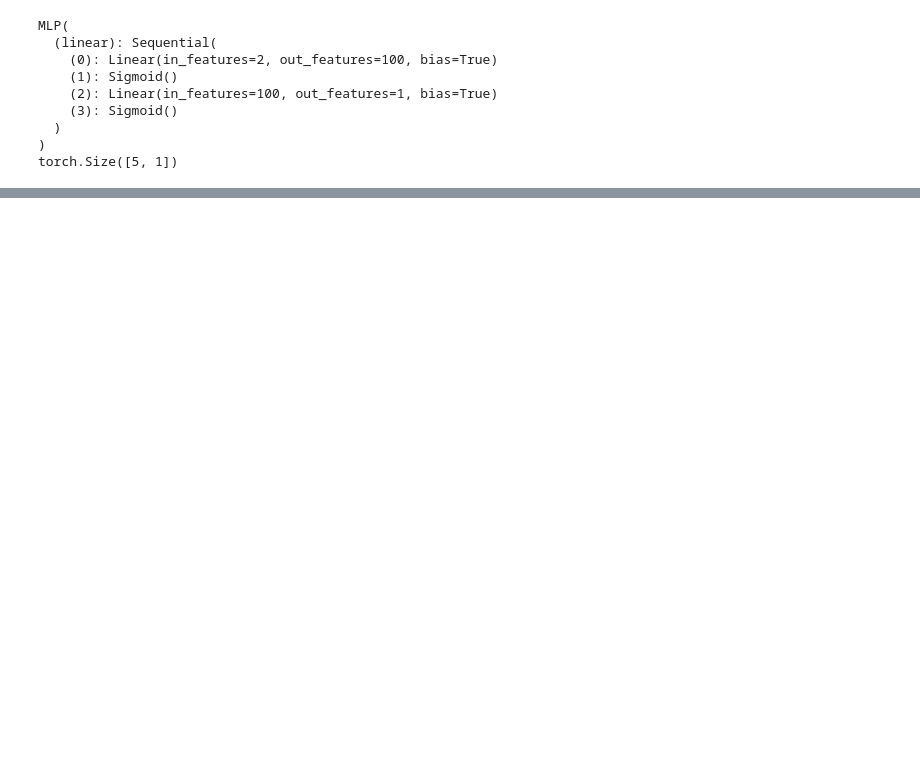
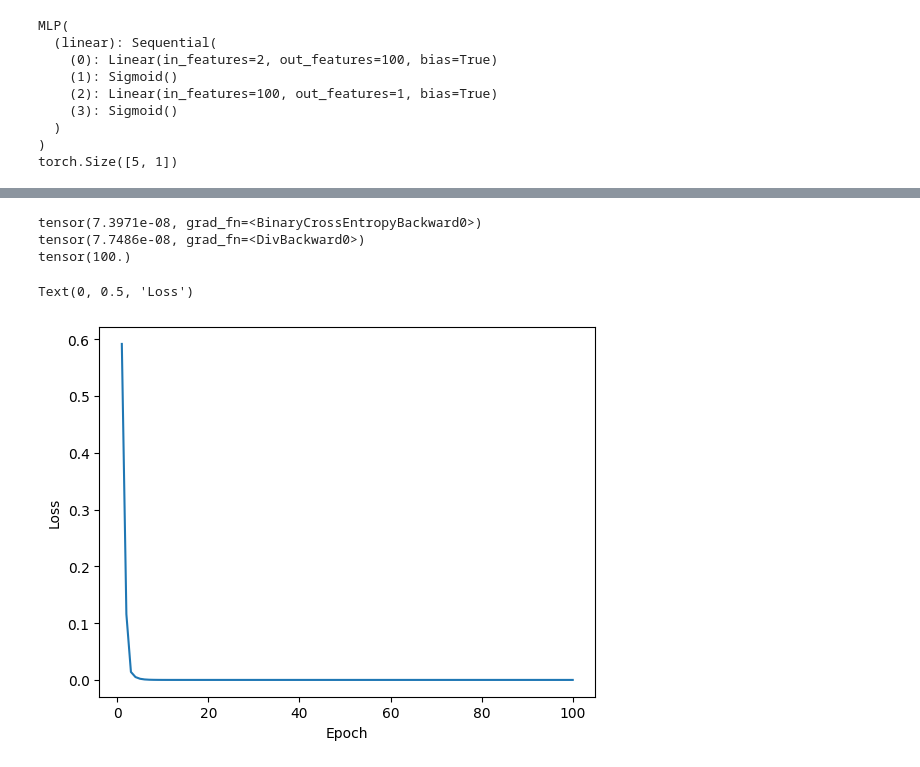
Before and after one commit to jyj1206/Install_Pytorch, a Jupyter notebook: 4강/이진 분류 코드.ipynb, the cells around one changed output, grey strips where cells are left out. Saved outputs shown, nothing was run; the diff lists cells and outputs as text; code cells hidden in the pictures; blank space fills up the shorter version.

```diff
--- a/4강/이진 분류 코드.ipynb
+++ b/4강/이진 분류 코드.ipynb
@@ -112,3 +117,18 @@ Epoch: 99, train loss: 0.0000
 --------------------
 Epoch: 100, train loss: 0.0000
 --------------------
+# %%
+print(criterion(y_hat, y))
+print(torch.sum(-torch.log(y_hat ** y * (1-y_hat) ** (1-y)))/N)
+print(criterion(torch.tensor([0.]), torch.tensor([1.]))) # 100이 최대값임
+# %% [output]
+tensor(7.3971e-08, grad_fn=<BinaryCrossEntropyBackward0>)
+tensor(7.7486e-08, grad_fn=<DivBackward0>)
+tensor(100.)
+# %%
+plt.plot(range(1, EPOCH+1), loss_history)
+plt.xlabel('Epoch')
+plt.ylabel('Loss')
+# %% [output]
+Text(0, 0.5, 'Loss')
+[figure, added]
```
Also changed, not shown: parts of 8 cells of this notebook, 2 other files.
